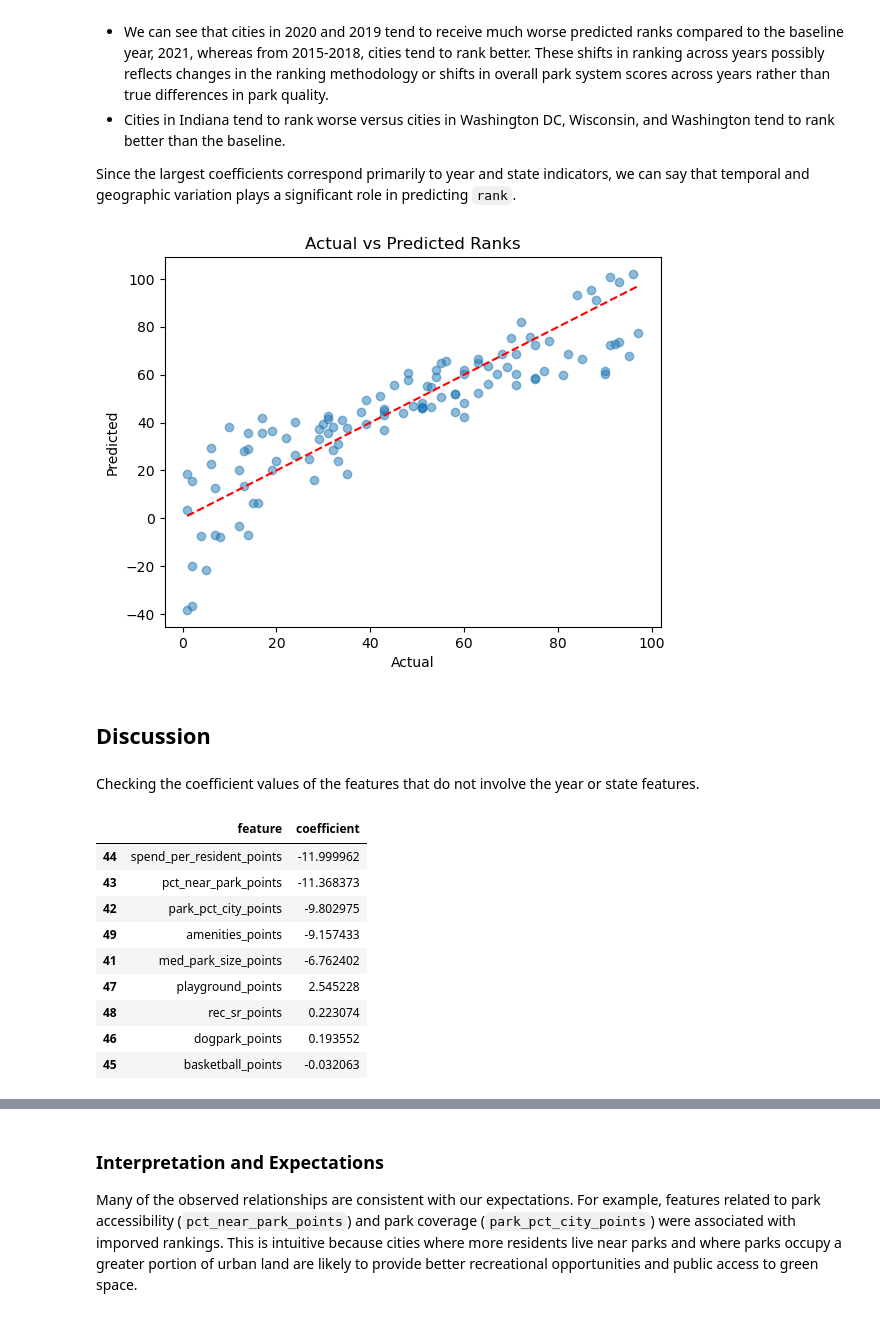
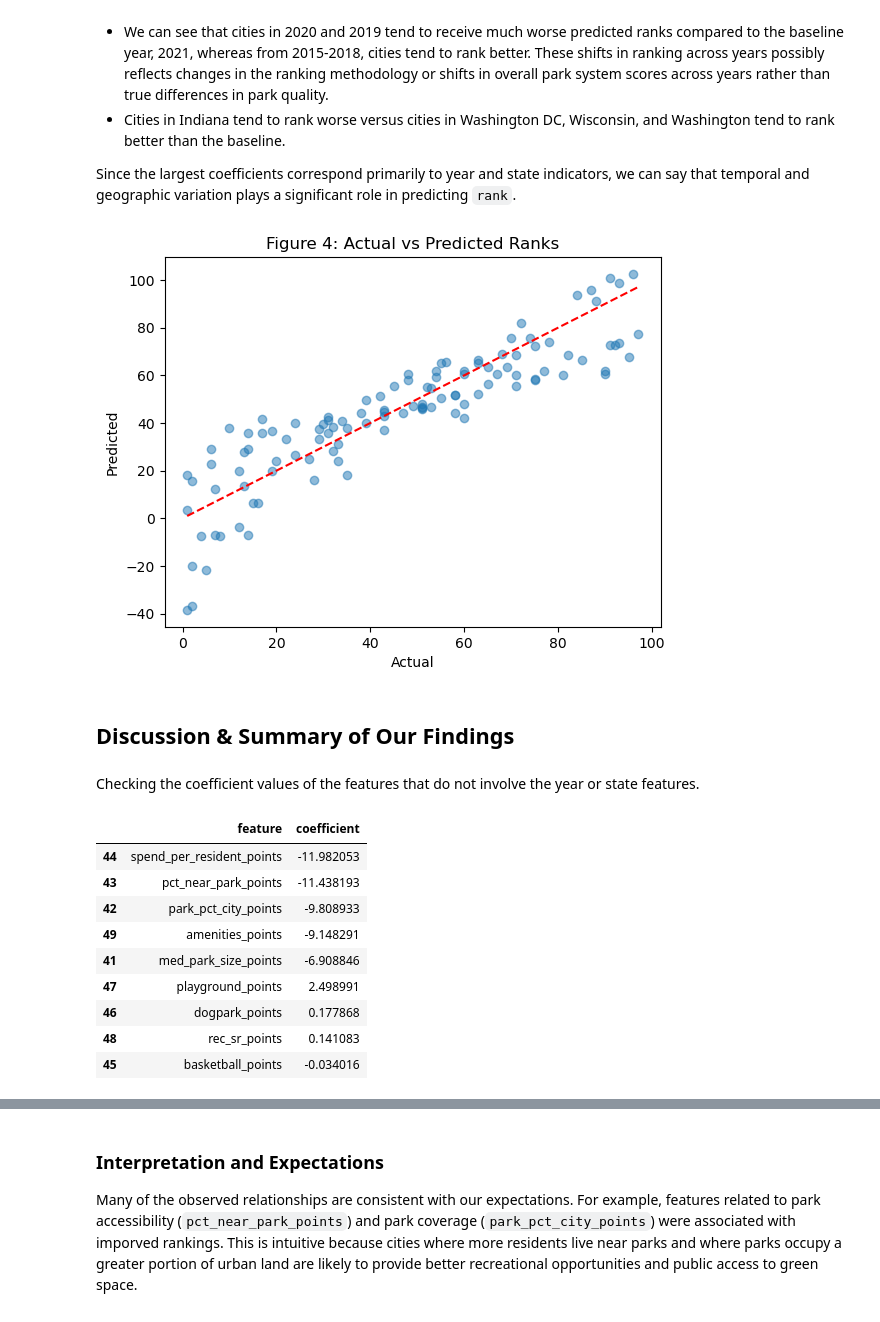
Before and after one commit to UBC-DSCI-310-2025W2/dsci-310-group-08, a Jupyter notebook: notebooks/parks_analysis.ipynb, the cells around one changed output, grey strips where cells are left out. Drawn from its saved outputs; the diff is of its cells as text; code cells hidden in the pictures.

Commit message:
Final proofreading: fix typos, add random states, and improve formatting

```diff
--- a/notebooks/parks_analysis.ipynb
+++ b/notebooks/parks_analysis.ipynb
@@ -306,7 +307,8 @@ Before implementing the model on the data, we will optimize the regularization h
 # hyperparameter tuning
 param_grid = {'ridge__alpha': loguniform(1e-3, 1e3)}
 
-grid_search = RandomizedSearchCV(pipe, param_distributions=param_grid, n_iter=100, n_jobs=-1, return_train_score=True)
+grid_search = RandomizedSearchCV(pipe, param_distributions=param_grid, random_state=123,
+                                 n_iter=100, n_jobs=-1, return_train_score=True)
 grid_search.fit(X_train, y_train)
 
 # results
@@ -362,7 +364,8 @@ preprocessor_new = make_column_transformer(
 pipe_new = make_pipeline(preprocessor, Ridge())
 # %%
 # hyperparameter tuning
-grid_search_new = RandomizedSearchCV(pipe_new, param_distributions=param_grid, n_iter=100, n_jobs=-1, return_train_score=True)
+grid_search_new = RandomizedSearchCV(pipe_new, param_distributions=param_grid, random_state=123,
+                                     n_iter=100, n_jobs=-1, return_train_score=True)
 grid_search_new.fit(X_train, y_train)
 g = 2
 # results
@@ -430,16 +433,16 @@ Since the largest coefficients correspond primarily to year and state indicators
 # %%
 # actual vs predicted ranks
 y_pred = final_pipe.predict(X_test)
 
 plt.scatter(y_test, y_pred, alpha=0.5)
 plt.plot([y_test.min(), y_test.max()], [y_test.min(), y_test.max()], 'r--')  # perfect prediction line
 plt.xlabel('Actual')
 plt.ylabel('Predicted')
-plt.title('Actual vs Predicted Ranks');
+plt.title('Figure 4: Actual vs Predicted Ranks');
 # %% [output]
-[figure, old version]
+[figure, new version]
 # %% [markdown]
-## Discussion
+## Discussion & Summary of Our Findings
 # %% [markdown]
 Checking the coefficient values of the features that do not involve the year or state features.
 # %%
@@ -447,13 +450,13 @@ coef_year_state = coef_df[~coef_df["feature"].str.contains("year|state", case=Fa
 coef_year_state
 # %% [output]
 |  | feature | coefficient |
-| 44 | spend_per_resident_points | -11.999962 |
-| 43 | pct_near_park_points | -11.368373 |
-| 42 | park_pct_city_points | -9.802975 |
-| 49 | amenities_points | -9.157433 |
-| 41 | med_park_size_points | -6.762402 |
-| 47 | playground_points | 2.545228 |
-| 48 | rec_sr_points | 0.223074 |
-| 46 | dogpark_points | 0.193552 |
-| 45 | basketball_points | -0.032063 |
+| 44 | spend_per_resident_points | -11.982053 |
+| 43 | pct_near_park_points | -11.438193 |
+| 42 | park_pct_city_points | -9.808933 |
+| 49 | amenities_points | -9.148291 |
+| 41 | med_park_size_points | -6.908846 |
+| 47 | playground_points | 2.498991 |
+| 46 | dogpark_points | 0.177868 |
+| 48 | rec_sr_points | 0.141083 |
+| 45 | basketball_points | -0.034016 |
 # %% [markdown]
```
Also changed, not shown: parts of 13 cells of this notebook, 1 other file.
